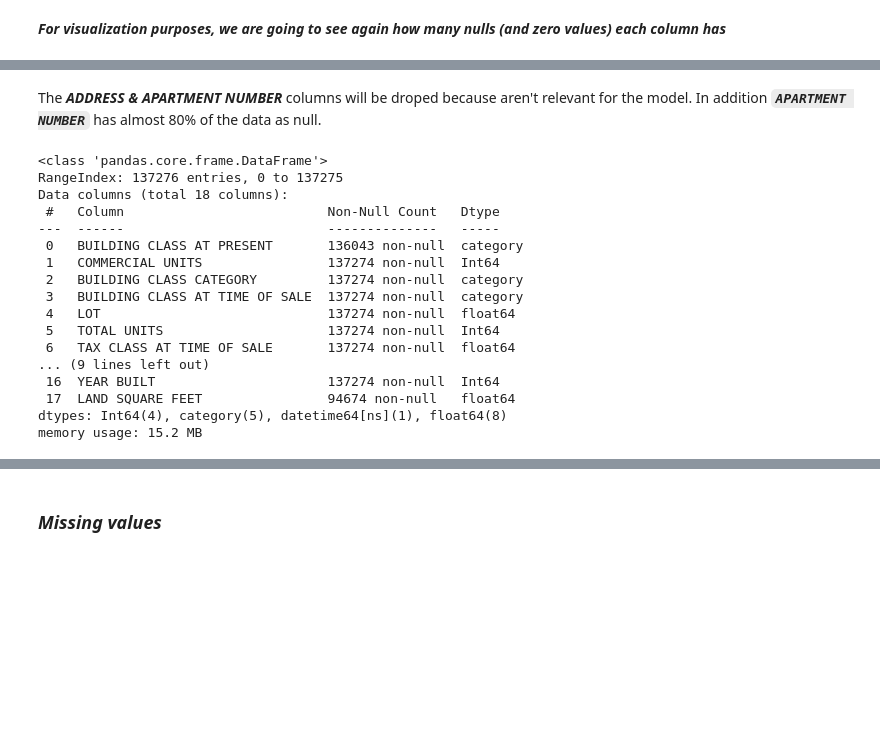
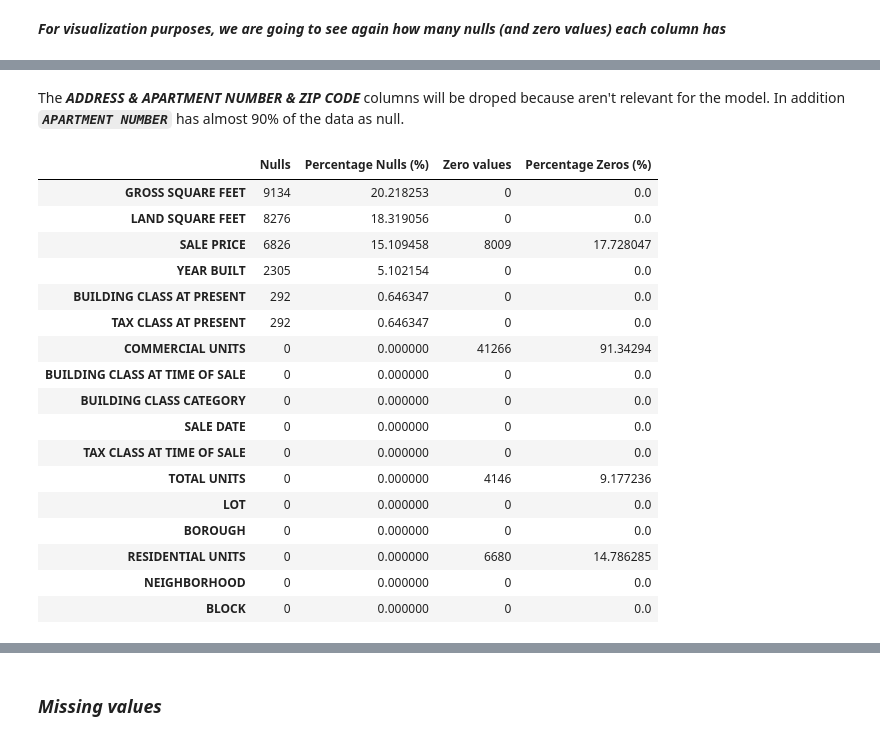
Before and after one commit to alejolondonm/NYC-houses, a Jupyter notebook: DataPreparation/4-feature-engineering.ipynb, the cells around one changed output, grey strips where cells are left out. Cells and saved outputs as stored; diff of their text form; code cells hidden in the pictures; blank space fills up the shorter version.

```diff
--- a/DataPreparation/4-feature-engineering.ipynb
+++ b/DataPreparation/4-feature-engineering.ipynb
@@ -116,44 +189,37 @@ nulos_df
 # %% [markdown]
-The ***ADDRESS & APARTMENT NUMBER*** columns will be droped because aren't relevant for the model. In addition ***`APARTMENT NUMBER`*** has almost 80% of the data as null.
+The ***ADDRESS & APARTMENT NUMBER & ZIP CODE*** columns will be droped because aren't relevant for the model. In addition ***`APARTMENT NUMBER`*** has almost 90% of the data as null.
-# %%
-selected_features = [
-    "BUILDING CLASS AT PRESENT",
-    "COMMERCIAL UNITS",
-    "BUILDING CLASS CATEGORY",
-    "BUILDING CLASS AT TIME OF SALE",
-    "LOT",
-    "TOTAL UNITS",
-    "TAX CLASS AT TIME OF SALE",
-    "TAX CLASS AT PRESENT",
-    "ZIP CODE",
-    "SALE DATE",
-    "NEIGHBORHOOD",
-    "RESIDENTIAL UNITS",
-    "GROSS SQUARE FEET",
-    "BOROUGH",
-    "BLOCK",
-    "SALE PRICE",
-    "YEAR BUILT",
-    "LAND SQUARE FEET"
-]
-
-nyc_houses_features = nyc_houses_df[selected_features].copy()
-nyc_houses_features.info()
-# %% [output]
-<class 'pandas.core.frame.DataFrame'>
-RangeIndex: 137276 entries, 0 to 137275
-Data columns (total 18 columns):
- #   Column                          Non-Null Count   Dtype
----  ------                          --------------   -----
- 0   BUILDING CLASS AT PRESENT       136043 non-null  category
- 1   COMMERCIAL UNITS                137274 non-null  Int64
- 2   BUILDING CLASS CATEGORY         137274 non-null  category
- 3   BUILDING CLASS AT TIME OF SALE  137274 non-null  category
- 4   LOT                             137274 non-null  float64
- 5   TOTAL UNITS                     137274 non-null  Int64
- 6   TAX CLASS AT TIME OF SALE       137274 non-null  float64
-... (9 lines left out)
- 16  YEAR BUILT                      137274 non-null  Int64
- 17  LAND SQUARE FEET                94674 non-null   float64
-dtypes: Int64(4), category(5), datetime64[ns](1), float64(8)
-memory usage: 15.2 MB
+# %%
+nyc_houses_df = nyc_houses_df.drop(columns=['ADDRESS', 'APARTMENT NUMBER', 'ZIP CODE'])
+# %%
+nulos_count = nyc_houses_df.isnull().sum()
+nulos_percentage = (nulos_count / len(nyc_houses_df)) * 100
+zero_values_count = nyc_houses_df.eq(0).sum()
+zero_values_percentage = (zero_values_count / len(nyc_houses_df)) * 100
+
+nulos_df = pd.DataFrame({
+    'Nulls': nulos_count,
+    'Percentage Nulls (%)': nulos_percentage,
+    'Zero values': zero_values_count,
+    'Percentage Zeros (%)': zero_values_percentage
+}).sort_values(by='Percentage Nulls (%)', ascending=False)
+
+nulos_df
+# %% [output]
+|  | Nulls | Percentage Nulls (%) | Zero values | Percentage Zeros (%) |
+| GROSS SQUARE FEET | 9134 | 20.218253 | 0 | 0.0 |
+| LAND SQUARE FEET | 8276 | 18.319056 | 0 | 0.0 |
+| SALE PRICE | 6826 | 15.109458 | 8009 | 17.728047 |
+| YEAR BUILT | 2305 | 5.102154 | 0 | 0.0 |
+| BUILDING CLASS AT PRESENT | 292 | 0.646347 | 0 | 0.0 |
+| TAX CLASS AT PRESENT | 292 | 0.646347 | 0 | 0.0 |
+| COMMERCIAL UNITS | 0 | 0.000000 | 41266 | 91.34294 |
+| BUILDING CLASS AT TIME OF SALE | 0 | 0.000000 | 0 | 0.0 |
+| BUILDING CLASS CATEGORY | 0 | 0.000000 | 0 | 0.0 |
+| SALE DATE | 0 | 0.000000 | 0 | 0.0 |
+| TAX CLASS AT TIME OF SALE | 0 | 0.000000 | 0 | 0.0 |
+| TOTAL UNITS | 0 | 0.000000 | 4146 | 9.177236 |
+| LOT | 0 | 0.000000 | 0 | 0.0 |
+| BOROUGH | 0 | 0.000000 | 0 | 0.0 |
+| RESIDENTIAL UNITS | 0 | 0.000000 | 6680 | 14.786285 |
+| NEIGHBORHOOD | 0 | 0.000000 | 0 | 0.0 |
+| BLOCK | 0 | 0.000000 | 0 | 0.0 |
```
Also changed, not shown: parts of 12 cells of this notebook.
